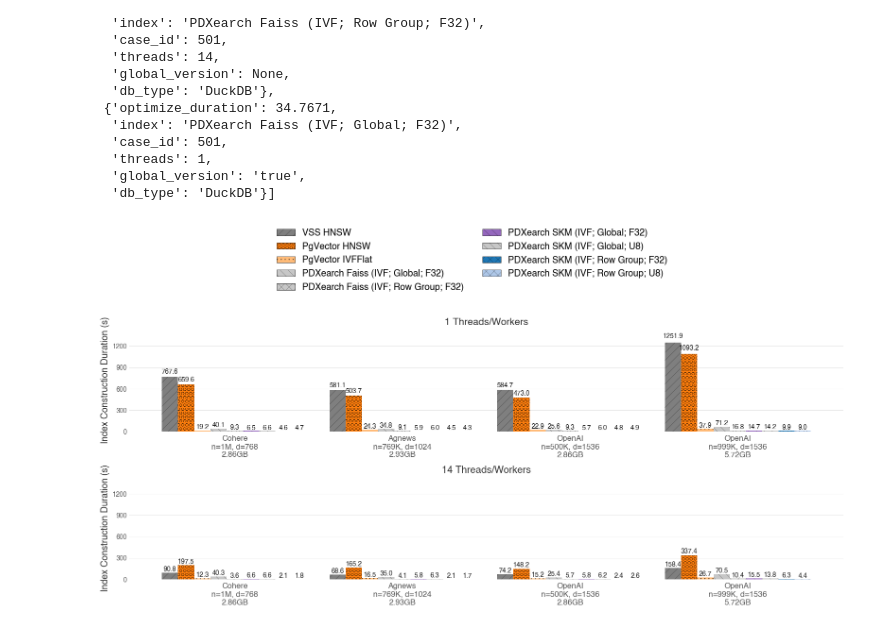
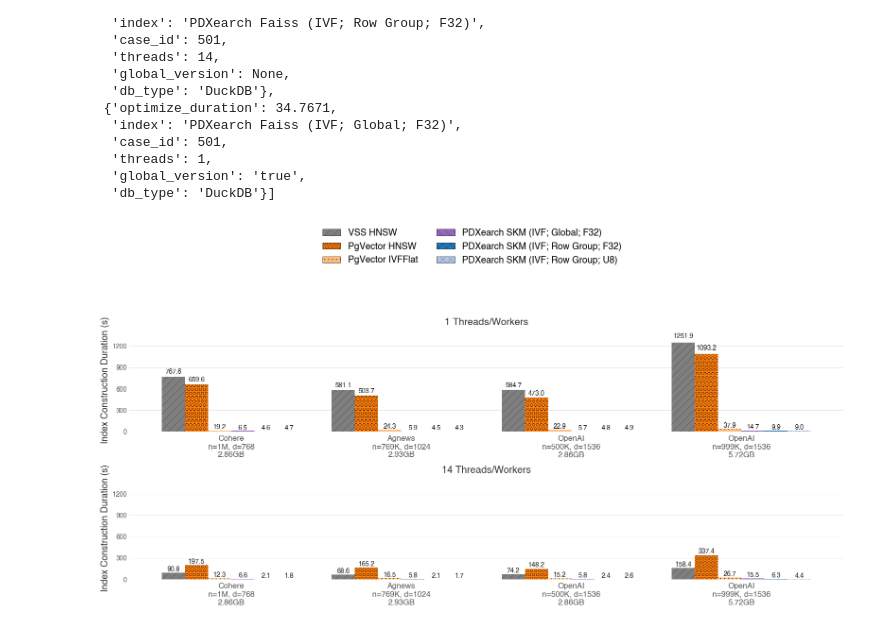
Before and after one commit to Noorts/vss-benchmarks, a Jupyter notebook: analysis/index_creation.ipynb, the cells around one changed output. Drawn from its saved outputs; the diff is of its cells as text; code cells hidden in the pictures.

Commit message:
feat: disable unused systems in index creation plot

```diff
--- a/analysis/index_creation.ipynb
+++ b/analysis/index_creation.ipynb
@@ -230,10 +230,10 @@ INDEX_ORDER = [
     "VSS HNSW",
     "PgVector HNSW",
     "PgVector IVFFlat",
-    "PDXearch Faiss (IVF; Global; F32)",
-    "PDXearch Faiss (IVF; Row Group; F32)",
+    # "PDXearch Faiss (IVF; Global; F32)",
+    # "PDXearch Faiss (IVF; Row Group; F32)",
     "PDXearch SKM (IVF; Global; F32)",
-    "PDXearch SKM (IVF; Global; U8)",
+    # "PDXearch SKM (IVF; Global; U8)",
     "PDXearch SKM (IVF; Row Group; F32)",
     "PDXearch SKM (IVF; Row Group; U8)",
 ]
@@ -256,10 +256,10 @@ except (AttributeError, KeyError):
     cmap = plt.cm.get_cmap('tab20')
 index_colors = {
     "VSS HNSW": cmap(14),
-    "PDXearch Faiss (IVF; Global; F32)": cmap(15),
-    "PDXearch Faiss (IVF; Row Group; F32)": cmap(15),
+    # "PDXearch Faiss (IVF; Global; F32)": cmap(15),
+    # "PDXearch Faiss (IVF; Row Group; F32)": cmap(15),
     "PDXearch SKM (IVF; Global; F32)": cmap(8),
-    "PDXearch SKM (IVF; Global; U8)": cmap(15),
+    # "PDXearch SKM (IVF; Global; U8)": cmap(15),
     "PDXearch SKM (IVF; Row Group; F32)": cmap(0),
     "PDXearch SKM (IVF; Row Group; U8)": cmap(1),
     "PgVector HNSW": cmap(2),
@@ -268,10 +268,10 @@ index_colors = {
 
 index_hatches = {
     "VSS HNSW": "//",
-    "PDXearch Faiss (IVF; Global; F32)": "\\\\",
-    "PDXearch Faiss (IVF; Row Group; F32)": "/\\/\\",
+    # "PDXearch Faiss (IVF; Global; F32)": "\\\\",
+    # "PDXearch Faiss (IVF; Row Group; F32)": "/\\/\\",
     "PDXearch SKM (IVF; Global; F32)": "\\\\",
-    "PDXearch SKM (IVF; Global; U8)": "\\\\",
+    # "PDXearch SKM (IVF; Global; U8)": "\\\\",
     "PDXearch SKM (IVF; Row Group; F32)": "/\\/\\",
     "PDXearch SKM (IVF; Row Group; U8)": "xx",
     "PgVector HNSW": "OO",
@@ -371,31 +371,31 @@ for ax_idx, target_threads in enumerate([1, 14]):
     ax.spines['right'].set_visible(False)
     ax.spines['left'].set_visible(False)
     ax.spines['bottom'].set_visible(False)
 
     # Y-axis limits and locator (use same limits as graph 1)
     ax.set_ylim(0, shared_max_y)
     ax.yaxis.set_major_locator(MaxNLocator(nbins=5))
 
     ax.tick_params(axis='y', colors=tick_fonts_color)
     ax.tick_params(axis='both', length=0)
     ax.tick_params(axis='x', pad=5)  # Increase spacing between x-axis labels and axis
 
 # Shared legend - create handles for all index types
 import math
 from matplotlib.patches import Patch
 legend_handles = []
 legend_labels = []
 for index_type in all_index_types:
     color = index_colors.get(index_type, "#808080")
     hatch = index_hatches.get(index_type, "")
     legend_handles.append(Patch(facecolor=color, hatch=hatch, edgecolor='black', linewidth=0.5))
     legend_labels.append(index_type)
 
 fig.legend(legend_handles, legend_labels, loc="upper center", ncols=2,
           frameon=False, fontsize=label_fontsize, bbox_to_anchor=(0.5, 1.04))
 
 fig.tight_layout(rect=[0, 0, 1, 0.80])
 # plt.show()
 plt.savefig("index_creation.png", dpi=300, bbox_inches='tight')
 # %% [output]
-[figure, old version]
+[figure, new version]
```
